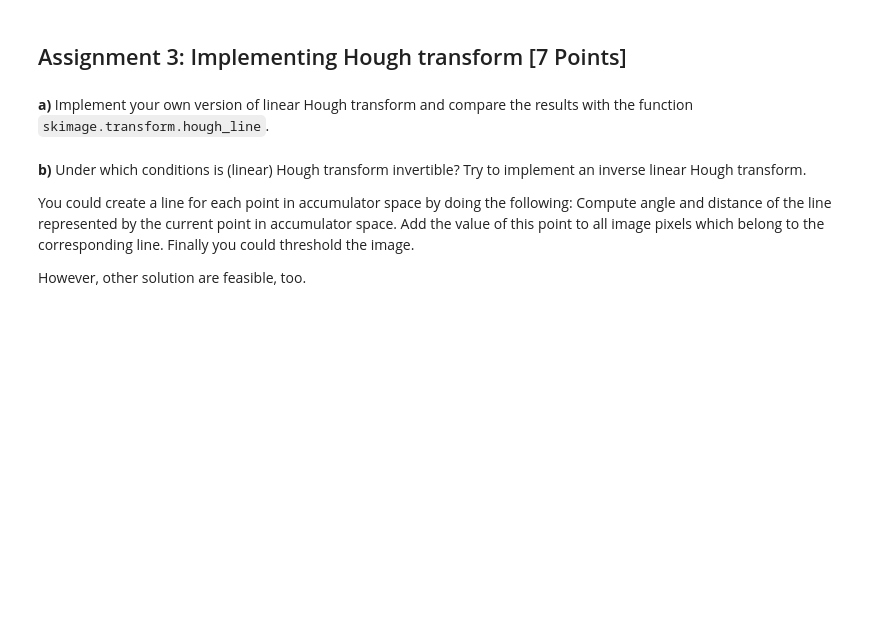
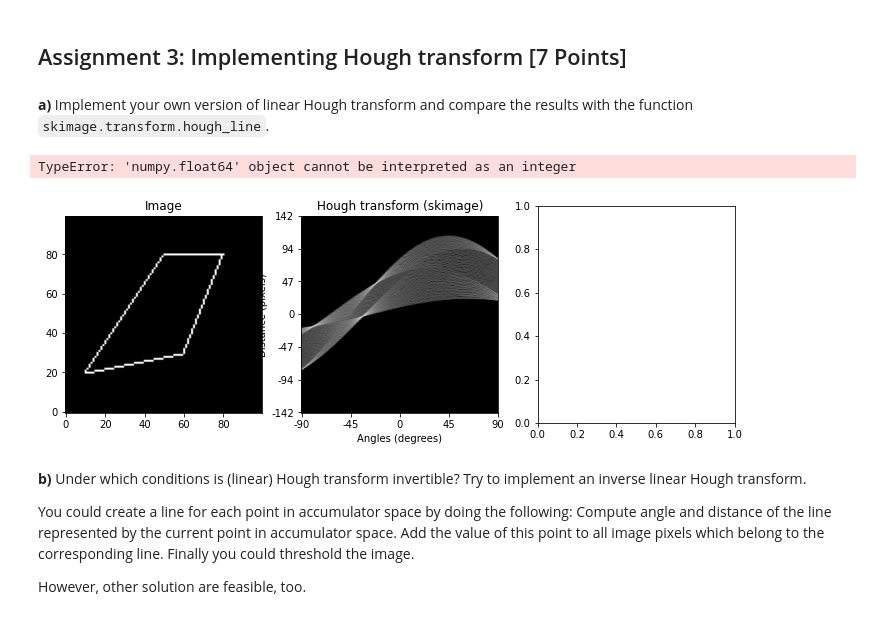
Before and after one commit to jebape/cv3_2021, a Jupyter notebook: Sheet 06/sheet06.ipynb, the cells around one changed output. Cells and saved outputs as stored; diff of their text form; code cells hidden in the pictures; blank space fills up the shorter version.

```diff
--- a/Sheet 06/sheet06.ipynb
+++ b/Sheet 06/sheet06.ipynb
@@ -246,6 +249,43 @@ def my_hough_line(img, angles=180):
         accumulator (numpy.ndarray): The accumulator space.
     """
     # YOUR CODE HERE
+    # Compute the array of angles and their sine and cosine
+    cdef cnp.ndarray[ndim=1, dtype=cnp.double_t] ctheta
+    cdef cnp.ndarray[ndim=1, dtype=cnp.double_t] stheta
+
+    ctheta = np.cos(theta)
+    stheta = np.sin(theta)
+
+    # compute the bins and allocate the accumulator array
+    cdef cnp.ndarray[ndim=2, dtype=cnp.uint64_t] accum
+    cdef cnp.ndarray[ndim=1, dtype=cnp.double_t] bins
+    cdef Py_ssize_t max_distance, offset
+
+    offset = <Py_ssize_t>ceil(sqrt(img.shape[0] * img.shape[0] +
+                                   img.shape[1] * img.shape[1]))
+    max_distance = 2 * offset + 1
+    accum = np.zeros((max_distance, theta.shape[0]), dtype=np.uint64)
+    bins = np.linspace(-offset, offset, max_distance)
+
+    # compute the nonzero indexes
+    cdef cnp.ndarray[ndim=1, dtype=cnp.npy_intp] x_idxs, y_idxs
+    y_idxs, x_idxs = np.nonzero(img)
+
+    # finally, run the transform
+    cdef Py_ssize_t nidxs, nthetas, i, j, x, y, accum_idx
+
+    nidxs = y_idxs.shape[0]  # x and y are the same shape
+    nthetas = theta.shape[0]
+    with nogil:
+        for i in range(nidxs):
+            x = x_idxs[i]
+            y = y_idxs[i]
+            for j in range(nthetas):
+                accum_idx = round((ctheta[j] * x + stheta[j] * y)) + offset
+                accum[accum_idx, j] += 1
+
+    return accum, theta, bins
+
     return accumulator
 
 
@@ -264,33 +304,36 @@ plt.gray()
 ax1.set_title('Image');
 ax1.imshow(img, origin = 'lower')
 
 # skimage
 out, angles, d = hough_line(img)
 
 out_resized = resize(out, (out.shape[0], out.shape[0]), anti_aliasing=True, preserve_range=True)
 ax2.set_title('Hough transform (skimage)');
 ax2.set_xlabel('Angles (degrees)')
 ax2.set_ylabel('Distance (pixels)')
 ax2.imshow(np.log(1 + out_resized), origin = 'lower', cmap='gray')
 ax2.set_yticks(np.linspace(0, out.shape[0], 7))
 ax2.set_yticklabels((-1 * np.linspace(d[-1], d[0], 7)).astype(int))
 ax2.set_xticks(np.linspace(0, out.shape[0], 5))
 ax2.set_xticklabels(np.linspace(np.rad2deg(angles[0]), np.rad2deg(angles[-1]), 5).astype(int))
 
 # own implementation
 my_out = my_hough_line(img)
 
 my_out_resized = resize(out, (out.shape[0], out.shape[0]), anti_aliasing=True, preserve_range=True)
 ax3.set_title('Hough transform (own implementation)');
 ax3.set_xlabel('Angles (degrees)')
 ax3.set_ylabel('Distance (pixels)')
 ax3.imshow(np.log(1 + my_out_resized), origin = 'lower', cmap='gray')
 ax3.set_yticks(np.linspace(0, out.shape[0], 7))
 ax3.set_yticklabels((-1 * np.linspace(d[-1], d[0], 7)).astype(int))
 ax3.set_xticks(np.linspace(0, out.shape[0], 5))
 ax3.set_xticklabels(np.linspace(np.rad2deg(angles[0]), np.rad2deg(angles[-1]), 5).astype(int))
 
 plt.show()
+# %% [output]
+TypeError: 'numpy.float64' object cannot be interpreted as an integer
+[figure, added]
 # %% [markdown]
 **b)** Under which conditions is (linear) Hough transform invertible? Try to implement an inverse linear Hough transform.
 
```
Also changed, not shown: parts of 2 cells of this notebook.
